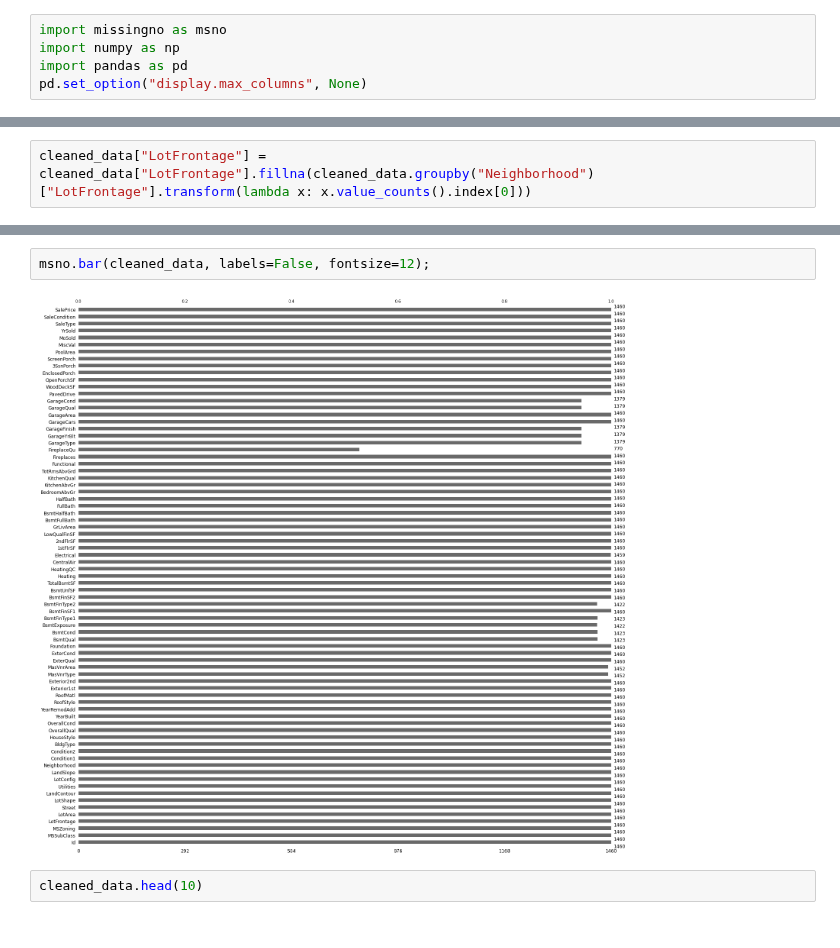
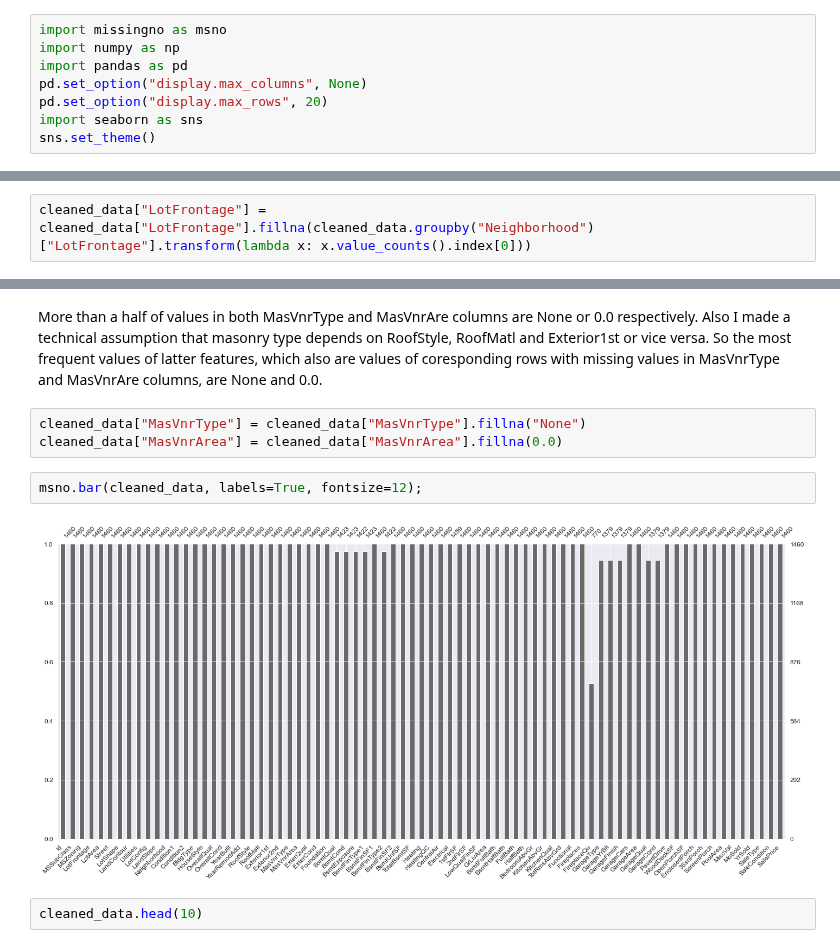
Before and after one commit to Gedas-LT/kaggle-ames-house-prices, a Jupyter notebook: predictions.ipynb, the cells around one changed output, grey strips where cells are left out. Saved outputs shown, nothing was run; the diff lists cells and outputs as text.

Commit message:
Masonry NAN values

```diff
--- a/predictions.ipynb
+++ b/predictions.ipynb
@@ -23,6 +23,9 @@ import missingno as msno
 import numpy as np
 import pandas as pd
 pd.set_option("display.max_columns", None)
+pd.set_option("display.max_rows", 20)
+import seaborn as sns
+sns.set_theme()
 # %%
 data = pd.read_csv("data/train.csv")
 # %%
@@ -41,7 +56,12 @@ cleaned_data["LotFrontage"] = cleaned_data["LotFrontage"].fillna(cleaned_data.gr
+# %% [markdown]
+More than a half of values in both MasVnrType and MasVnrAre columns are None or 0.0 respectively. Also I made a technical assumption that masonry type depends on RoofStyle, RoofMatl and Exterior1st or vice versa. So the most frequent values of latter features, which also are values of coresponding rows with missing values in MasVnrType and MasVnrAre columns, are None and 0.0.
+# %%
+cleaned_data["MasVnrType"] = cleaned_data["MasVnrType"].fillna("None")
+cleaned_data["MasVnrArea"] = cleaned_data["MasVnrArea"].fillna(0.0)
 # %%
-msno.bar(cleaned_data, labels=False, fontsize=12);
+msno.bar(cleaned_data, labels=True, fontsize=12);
 # %% [output]
-[figure, old version]
+[figure, new version]
 # %%
 cleaned_data.head(10)
 # %% [output]
```
Also changed, not shown: parts of 4 cells of this notebook.
